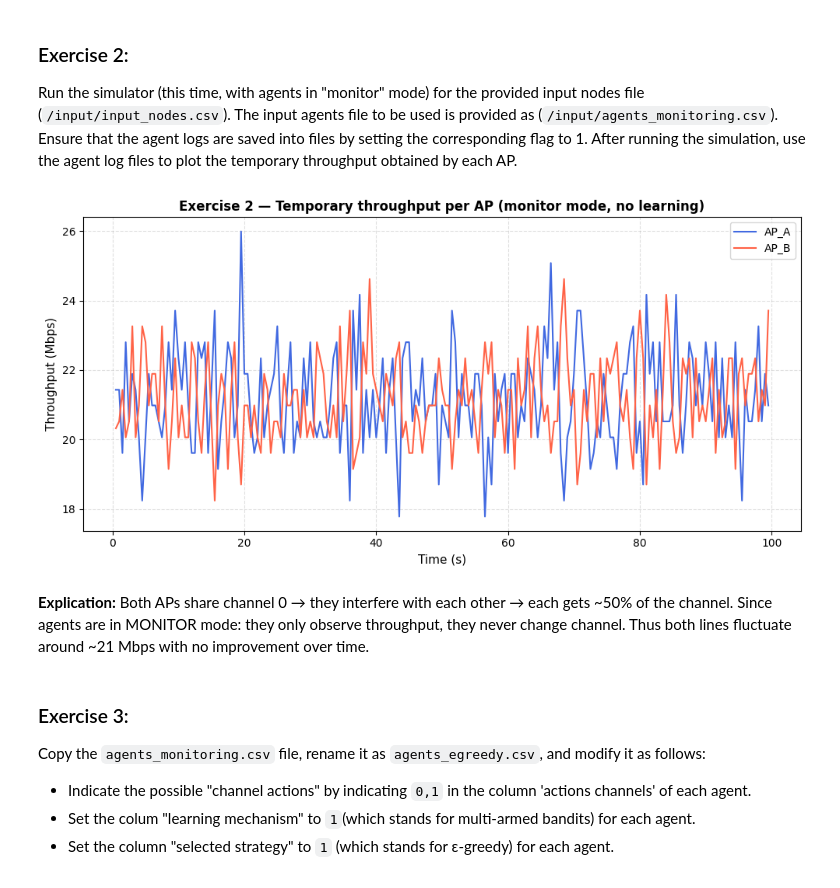
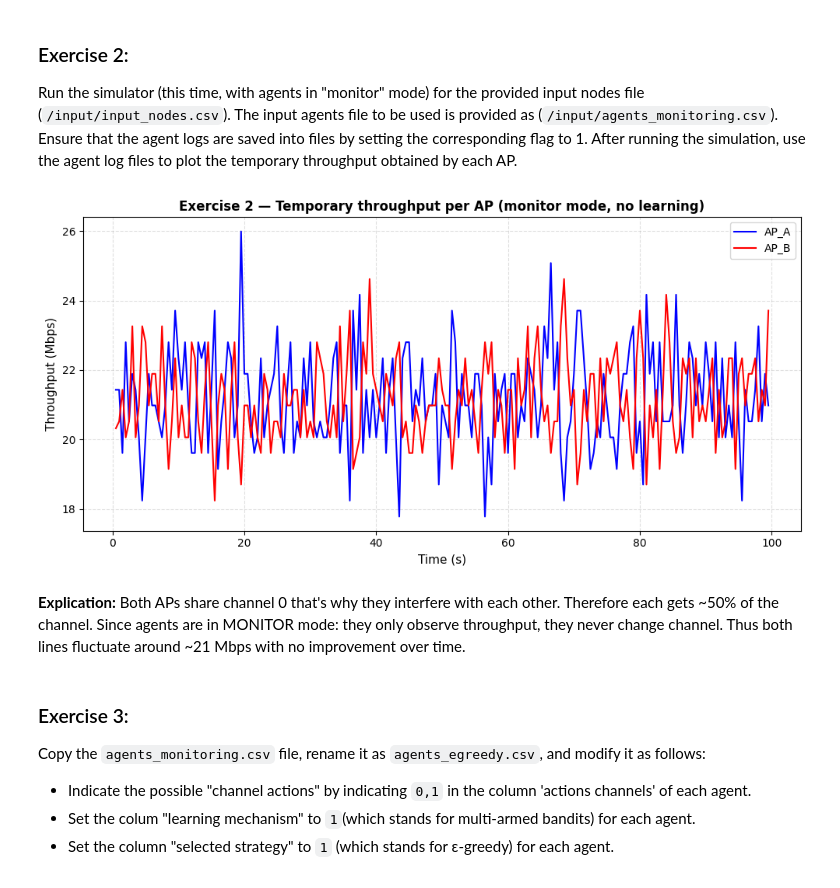
Before and after one commit to alexrogermoya/AAX_Projects, a Jupyter notebook: AAX_Labs/AAX_Lab1/AAX_Lab1.ipynb, the cells around one changed output. Saved outputs shown, nothing was run; the diff lists cells and outputs as text; code cells hidden in the pictures.

```diff
--- a/AAX_Labs/AAX_Lab1/AAX_Lab1.ipynb
+++ b/AAX_Labs/AAX_Lab1/AAX_Lab1.ipynb
@@ -315,40 +290,39 @@ Run the simulator (this time, with agents in "monitor" mode) for the provided in
 def parse_agent_log(filepath):
     #Reads a Komondor agent log and extracts time + throughput.
     times = []
     throughputs = []
     #Each line with 'Average throughput' looks like: 0.500;A0;C03; Average throughput = 21.43 Mbps
     with open(filepath, 'r') as f:
         for line in f:
             # Find lines containing throughput measurements
             match = re.search(r'^([\d.]+);.*Average throughput = ([\d.]+) Mbps', line)
             if match:
                 times.append(float(match.group(1)))       # first field = simulation time
                 throughputs.append(float(match.group(2))) # second capture = Mbps value
 
     return times, throughputs
 
 # Parse log files for both agents (A0 = AP_A, A1 = AP_B)
 times_A, thr_A = parse_agent_log(f'{mypath}/output/logs_output_AAX-LAB1-AGENTS_A0_A.txt')
 times_B, thr_B = parse_agent_log(f'{mypath}/output/logs_output_AAX-LAB1-AGENTS_A1_B.txt')
 
 # ── PLOT ──────────────────────────────────────────────────────────────────
 fig, ax = plt.subplots(figsize=(10, 5))
 
-ax.plot(times_A, thr_A, color='royalblue', linewidth=1.5, label='AP_A')
-ax.plot(times_B, thr_B, color='tomato',    linewidth=1.5, label='AP_B')
+ax.plot(times_A, thr_A, color='blue', linewidth=1.5, label='AP_A')
+ax.plot(times_B, thr_B, color='red',    linewidth=1.5, label='AP_B')
 ax.set_xlabel('Time (s)', fontsize=11)
 ax.set_ylabel('Throughput (Mbps)', fontsize=11)
-ax.set_title('Exercise 2 — Temporary throughput per AP (monitor mode, no learning)',
-             fontsize=12, fontweight='bold')
+ax.set_title('Exercise 2 — Temporary throughput per AP (monitor mode, no learning)',fontsize=12, fontweight='bold')
 ax.legend(fontsize=10)
 ax.grid(True, linestyle='--', alpha=0.4)
 plt.tight_layout()
 plt.savefig(f'{mypath}/output/exercise2_throughput.png', dpi=150)
 plt.show()
 # %% [output]
-[figure, old version]
+[figure, new version]
 # %% [markdown]
-**Explication:** Both APs share channel 0 → they interfere with each other → each gets ~50% of the channel. Since agents are in MONITOR mode: they only observe throughput, they never change channel.
+**Explication:** Both APs share channel 0 that's why they interfere with each other. Therefore each gets ~50% of the channel. Since agents are in MONITOR mode: they only observe throughput, they never change channel.
 Thus both lines fluctuate around ~21 Mbps with no improvement over time.
 # %% [markdown]
 ### Exercise 3:
```
Also changed, not shown: parts of 31 cells of this notebook, 1 other file.
